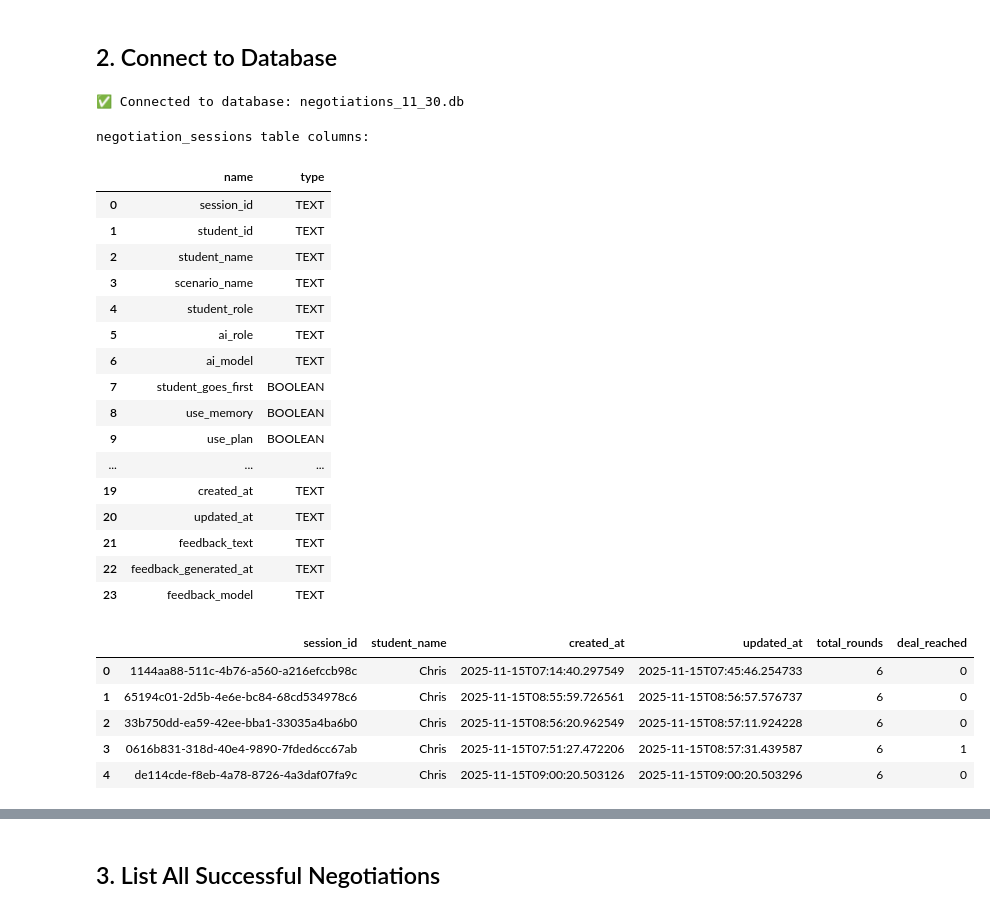
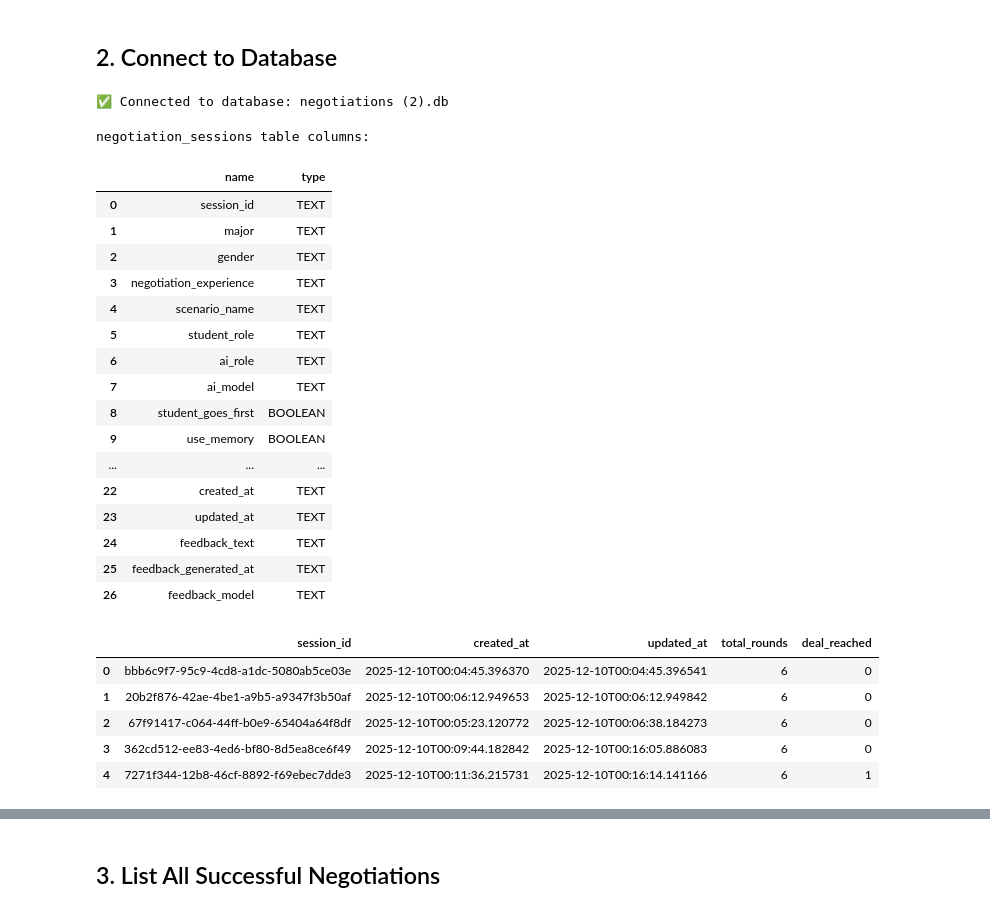
Before and after one commit to Sasha-Cui/negotiation-backend, a Jupyter notebook: view_successful_cases_en.ipynb, the cells around one changed output, grey strips where cells are left out. Saved outputs shown, nothing was run; the diff lists cells and outputs as text; code cells hidden in the pictures.

```diff
--- a/view_successful_cases_en.ipynb
+++ b/view_successful_cases_en.ipynb
@@ -25,12 +25,12 @@ print("✅ Import successful")
 ## 2. Connect to Database
 # %%
 # Modify the path here
-DB_PATH = "negotiations_11_30.db"  # Change to your database path
+DB_PATH = "negotiations (2).db"  # Change to your database path
 
 conn = sqlite3.connect(DB_PATH)
 print(f"✅ Connected to database: {DB_PATH}")
 # %% [output]
-✅ Connected to database: negotiations_11_30.db
+✅ Connected to database: negotiations (2).db
 # %%
 # Check what time columns exist
 query = "PRAGMA table_info(negotiation_sessions)"
@@ -41,44 +41,43 @@ display(columns_info[['name', 'type']])
 negotiation_sessions table columns:
 |  | name | type |
 | 0 | session_id | TEXT |
-| 1 | student_id | TEXT |
-| 2 | student_name | TEXT |
-| 3 | scenario_name | TEXT |
-| 4 | student_role | TEXT |
-| 5 | ai_role | TEXT |
-| 6 | ai_model | TEXT |
-| 7 | student_goes_first | BOOLEAN |
-| 8 | use_memory | BOOLEAN |
-| 9 | use_plan | BOOLEAN |
+| 1 | major | TEXT |
+| 2 | gender | TEXT |
+| 3 | negotiation_experience | TEXT |
+| 4 | scenario_name | TEXT |
+| 5 | student_role | TEXT |
+| 6 | ai_role | TEXT |
+| 7 | ai_model | TEXT |
+| 8 | student_goes_first | BOOLEAN |
+| 9 | use_memory | BOOLEAN |
 | ... | ... | ... |
-| 19 | created_at | TEXT |
-| 20 | updated_at | TEXT |
-| 21 | feedback_text | TEXT |
-| 22 | feedback_generated_at | TEXT |
-| 23 | feedback_model | TEXT |
+| 22 | created_at | TEXT |
+| 23 | updated_at | TEXT |
+| 24 | feedback_text | TEXT |
+| 25 | feedback_generated_at | TEXT |
+| 26 | feedback_model | TEXT |
 # %%
 # Check time format
 query = """
 SELECT
     session_id,
-    student_name,
     created_at,
     updated_at,
     total_rounds,
     deal_reached
 FROM negotiation_sessions
 LIMIT 5
 """
 
 sample_times = pd.read_sql_query(query, conn)
 display(sample_times)
 # %% [output]
-|  | session_id | student_name | created_at | updated_at | total_rounds | deal_reached |
-| 0 | 1144aa88-511c-4b76-a560-a216efccb98c | Chris | 2025-11-15T07:14:40.297549 | 2025-11-15T07:45:46.254733 | 6 | 0 |
-| 1 | 65194c01-2d5b-4e6e-bc84-68cd534978c6 | Chris | 2025-11-15T08:55:59.726561 | 2025-11-15T08:56:57.576737 | 6 | 0 |
-| 2 | 33b750dd-ea59-42ee-bba1-33035a4ba6b0 | Chris | 2025-11-15T08:56:20.962549 | 2025-11-15T08:57:11.924228 | 6 | 0 |
-| 3 | 0616b831-318d-40e4-9890-7fded6cc67ab | Chris | 2025-11-15T07:51:27.472206 | 2025-11-15T08:57:31.439587 | 6 | 1 |
-| 4 | de114cde-f8eb-4a78-8726-4a3daf07fa9c | Chris | 2025-11-15T09:00:20.503126 | 2025-11-15T09:00:20.503296 | 6 | 0 |
+|  | session_id | created_at | updated_at | total_rounds | deal_reached |
+| 0 | bbb6c9f7-95c9-4cd8-a1dc-5080ab5ce03e | 2025-12-10T00:04:45.396370 | 2025-12-10T00:04:45.396541 | 6 | 0 |
+| 1 | 20b2f876-42ae-4be1-a9b5-a9347f3b50af | 2025-12-10T00:06:12.949653 | 2025-12-10T00:06:12.949842 | 6 | 0 |
+| 2 | 67f91417-c064-44ff-b0e9-65404a64f8df | 2025-12-10T00:05:23.120772 | 2025-12-10T00:06:38.184273 | 6 | 0 |
+| 3 | 362cd512-ee83-4ed6-bf80-8d5ea8ce6f49 | 2025-12-10T00:09:44.182842 | 2025-12-10T00:16:05.886083 | 6 | 0 |
+| 4 | 7271f344-12b8-46cf-8892-f69ebec7dde3 | 2025-12-10T00:11:36.215731 | 2025-12-10T00:16:14.141166 | 6 | 1 |
 # %%
 # Get all negotiation records with duration
 query = """
```
Also changed, not shown: parts of 8 cells of this notebook, 11 other files.
